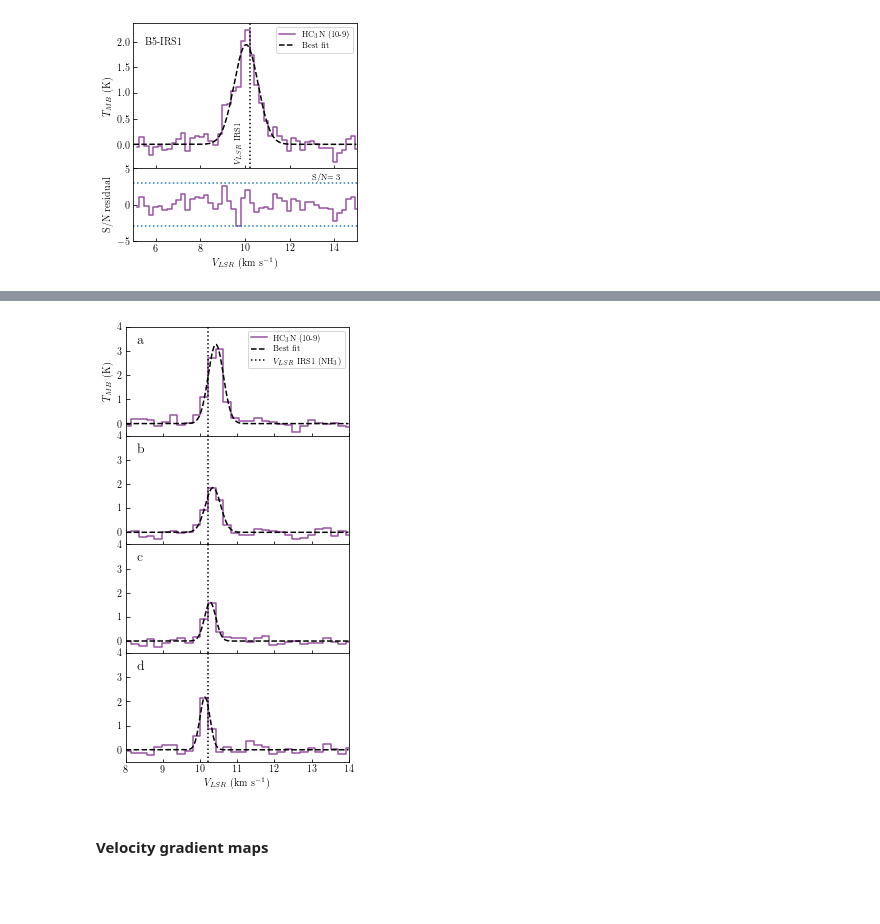
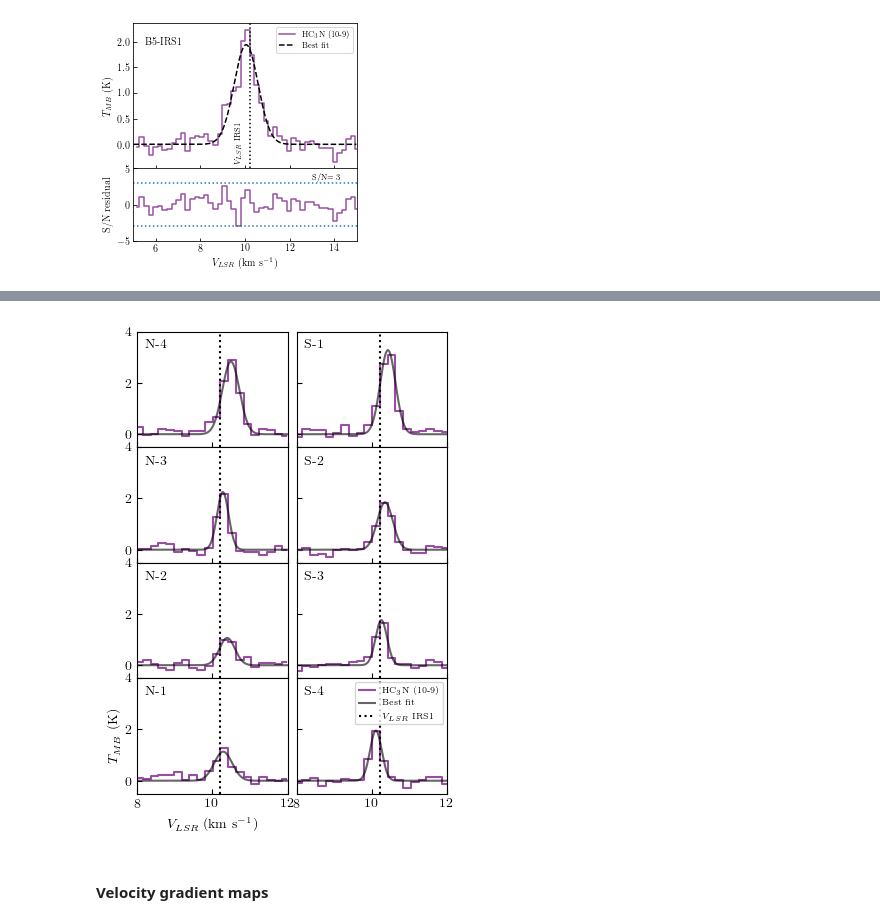
Before and after one commit to tere-valdivia/Barnard_5_infall, a Jupyter notebook: figures.ipynb, the cells around one changed output, grey strips where cells are left out. Drawn from its saved outputs; the diff is of its cells as text; code cells hidden in the pictures; blank space fills up the shorter version.

Commit message:
fixed colorbar pad and added sample spec

```diff
--- a/figures.ipynb
+++ b/figures.ipynb
@@ -142,7 +142,8 @@ tpeakfile = fitdir + 'B5-NOEMA+30m-H3CN-10-9_cut_K_Tpeak'
 maskfile = fitdir + 'B5-NOEMA+30m-H3CN-10-9_cut_K_mask'
 initguessfile = fitdir + 'B5-NOEMA+30m-H3CN-10-9_cut_K_guesses.fits'
 colorHC3N = '#984ea3'
-positionfile_hook = 'B5_NOEMA_30m/samples_South.reg'
+positionfile_south = 'B5_NOEMA_30m/samples_South.reg'
+positionfile_north = 'B5_NOEMA_30m/samples_North.reg'
 
 fitfile =  fitdir + 'B5-NOEMA+30m-H3CN-10-9_cut_K_1G_fitparams_2.fits'
 fitfilefiltered = fitdir + 'B5-NOEMA+30m-H3CN-10-9_cut_K_1G_fitparams_2_filtered.fits'
@@ -575,31 +572,44 @@ WARNING: SliceWarning: Slice (slice(None, None, None), None) cannot be used on t
 # fit along the hook
 savefigure = True
 
-positions_hook, labels_hook = getPositionFromRegions(positionfile_hook)
+positions_north, labels_north = getPositionFromRegions(positionfile_north)
+positions_south, labels_south = getPositionFromRegions(positionfile_south)
 
 velinit = 8 * u.km/u.s
-velend = 14 * u.km/u.s
+velend = 12 * u.km/u.s
 label = 'B5-IRS1'
 figname = figdir + 'B5-NOEMA+30m-H3CN-10-9_cut_K_spectra_wfit.pdf'
 vel = np.arange(velinit.value, velend.value, step=0.01)
 
-fig, axlist = plt.subplots(nrows=len(positions_hook), ncols=1, figsize=(4,8), sharex='all')
-fig.subplots_adjust(hspace=0)
-axlist[len(axlist)-1].set_xlabel(r'$V_{LSR}$ (km s$^{-1}$)')
-axlist[0].set_ylabel(r'$T_{MB}$ (K)')
+fig, axlist = plt.subplots(nrows=len(positions_hook), ncols=2, figsize=(4,6), sharex='all', sharey='all')
+fig.subplots_adjust(hspace=0, wspace=0.06)
+axlist[3,0].set_xlabel(r'$V_{LSR}$ (km s$^{-1}$)')
+axlist[3,0].set_ylabel(r'$T_{MB}$ (K)')
+# axlist[3,1].set_xticklabels([])
 
-for ax, position, label in zip(axlist, positions_hook, labels_hook):
+for ax, position, label in zip(axlist[:,0], positions_north, labels_north):
     params = get_parameters_spectra(paramscube, position, cube_HC3N.header)
     g1 = Gaussian1D(amplitude=params[0], mean=params[1], stddev=params[2])
 
     spectrum = get_spectra(cube_HC3N, position, velinit, velend)
     ax.plot(spectrum[0], spectrum[1], drawstyle='steps-mid', color=colorHC3N, label=r'HC$_3$N (10-9)')
-    ax.plot(vel, g1(vel), color='k', linestyle='dashed', label=r'Best fit')
-    ax.text(0.05, 0.85, label, horizontalalignment='left', transform=ax.transAxes, color='k', size=14)
+    ax.plot(vel, g1(vel), color='k', label=r'Best fit', alpha=0.6)
+    ax.text(0.05, 0.85, label, horizontalalignment='left', transform=ax.transAxes, color='k', size=10)
     ax.set_xlim([velinit.value, velend.value])
-    ax.axvline(10.21, color='k', linestyle='dotted', label=r'$V_{LSR}$ IRS1 (NH$_3$)')
+    ax.axvline(10.21, color='k', linestyle='dotted', label=r'$V_{LSR}$ IRS1')
     ax.set_ylim([-0.5,4])
-axlist[0].legend(fontsize=8)
+for ax, position, label in zip(axlist[:,1], positions_south, labels_south):
+    params = get_parameters_spectra(paramscube, position, cube_HC3N.header)
+    g1 = Gaussian1D(amplitude=params[0], mean=params[1], stddev=params[2])
+
+    spectrum = get_spectra(cube_HC3N, position, velinit, velend)
+    ax.plot(spectrum[0], spectrum[1], drawstyle='steps-mid', color=colorHC3N, label=r'HC$_3$N (10-9)')
+    ax.plot(vel, g1(vel), color='k', label=r'Best fit', alpha=0.6)
+    ax.text(0.05, 0.85, label, horizontalalignment='left', transform=ax.transAxes, color='k', size=10)
+    ax.set_xlim([velinit.value, velend.value])
+    ax.axvline(10.21, color='k', linestyle='dotted', label=r'$V_{LSR}$ IRS1')
+    ax.set_ylim([-0.5,4])
+axlist[3,1].legend(loc=1,fontsize=6)
 if savefigure:
     fig.savefig(figname, bbox_inches='tight', dpi=300)
 # %% [output]
@@ -614,4 +624,4 @@ WARNING: SliceWarning: Slice (slice(None, None, None), None) cannot be used on t
-[figure, old version]
+[figure, new version]
 # %% [markdown]
 #### Velocity gradient maps
 # %%
```
Also changed, not shown: parts of 10 cells of this notebook, 10 other files.
